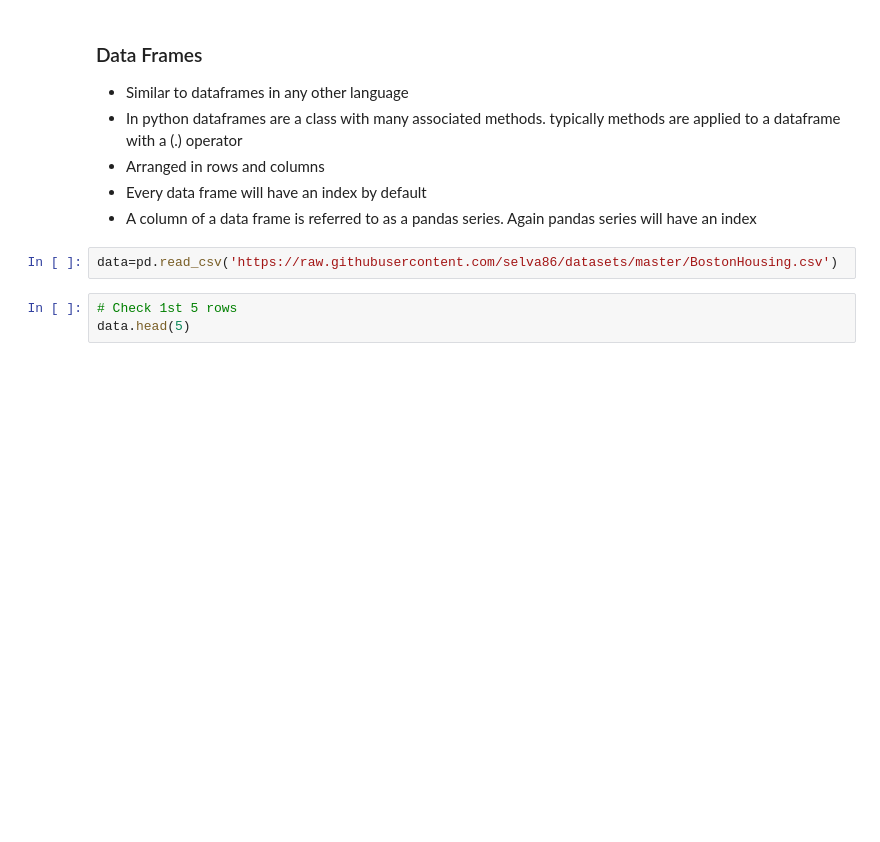
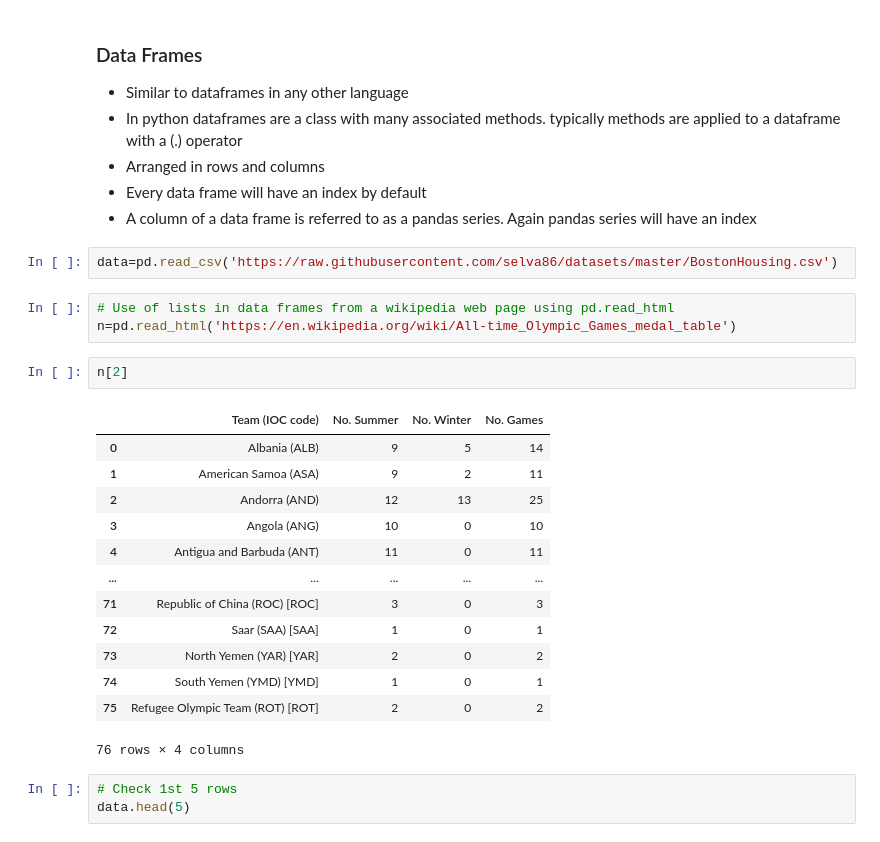
Before and after one commit to gmehra123/data_science, a Jupyter notebook: Basic_Python.ipynb, the cells around one changed output. Saved outputs shown, nothing was run; the diff lists cells and outputs as text; blank space fills up the shorter version.

```diff
--- a/Basic_Python.ipynb
+++ b/Basic_Python.ipynb
@@ -62,6 +79,25 @@ element_3 67
 * A column of a data frame is referred to as a pandas series. Again pandas series will have an index
 # %%
 data=pd.read_csv('https://raw.githubusercontent.com/selva86/datasets/master/BostonHousing.csv')
+# %%
+# Use of lists in data frames from a wikipedia web page using pd.read_html
+n=pd.read_html('https://en.wikipedia.org/wiki/All-time_Olympic_Games_medal_table')
+# %%
+n[2]
+# %% [output]
+|  | Team (IOC code) | No. Summer | No. Winter | No. Games |
+| 0 | Albania (ALB) | 9 | 5 | 14 |
+| 1 | American Samoa (ASA) | 9 | 2 | 11 |
+| 2 | Andorra (AND) | 12 | 13 | 25 |
+| 3 | Angola (ANG) | 10 | 0 | 10 |
+| 4 | Antigua and Barbuda (ANT) | 11 | 0 | 11 |
+| ... | ... | ... | ... | ... |
+| 71 | Republic of China (ROC) [ROC] | 3 | 0 | 3 |
+| 72 | Saar (SAA) [SAA] | 1 | 0 | 1 |
+| 73 | North Yemen (YAR) [YAR] | 2 | 0 | 2 |
+| 74 | South Yemen (YMD) [YMD] | 1 | 0 | 1 |
+| 75 | Refugee Olympic Team (ROT) [ROT] | 2 | 0 | 2 |
+76 rows × 4 columns
 # %%
 # Check 1st 5 rows
 data.head(5)
```
Also changed, not shown: parts of 6 cells of this notebook.
